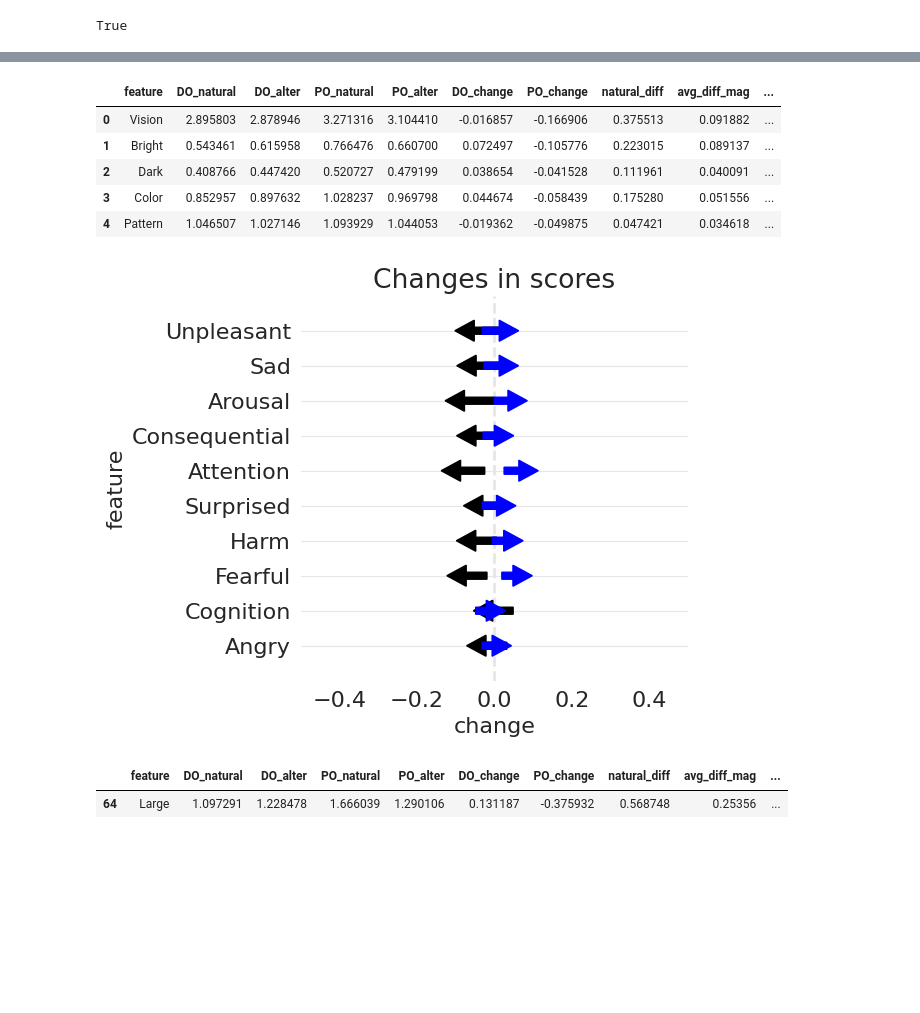
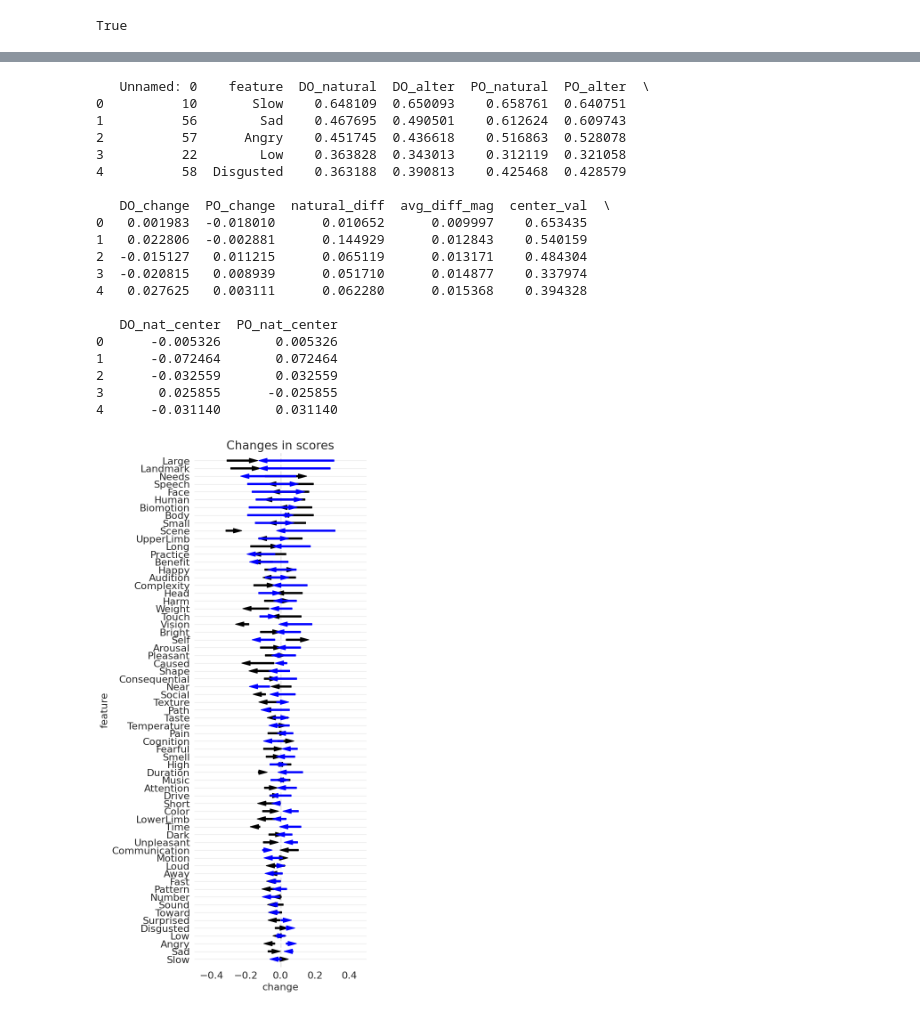
Before and after one commit to jwalanthi/semantic-features, a Jupyter notebook: datives/datives.ipynb, the cells around one changed output, grey strips where cells are left out. Drawn from its saved outputs; the diff is of its cells as text; code cells hidden in the pictures; blank space fills up the shorter version.

```diff
--- a/datives/datives.ipynb
+++ b/datives/datives.ipynb
@@ -11,8 +11,8 @@ from model import FFNModule, FeatureNormPredictor, FFNParams, TrainingParams
 # first want to clean the data
 # uploading both csvs
 
-do_df = pd.read_csv("data/direct_object.csv")
-po_df = pd.read_csv("data/prepositional.csv")
+do_df = pd.read_csv("data/refined/do_datives.csv")
+po_df = pd.read_csv("data/refined/po_datives.csv")
 # %%
 # convert csvs into lists of sentence word pairs
 do_list_natural = do_df[['sentence','recipient']].values.tolist()
@@ -92,0 +89,8 @@ re.findall("the members of the sarcastic gamer community (the forums)", "The Sar
+# %%
+# make all datasets the same length
+min_length = min([len(set) for set in datasets_spans])
+
+datasets_spans_trunc = [set[:min_length] for set in datasets_spans]
+# %%
+for set in datasets_spans_trunc:
+    print(len(set))
@@ -111,7 +120,7 @@ for model in lms:
         my_mo.eval()
         classifiers.append(my_mo)
 
-    for set in datasets_spans:
+    for set in datasets_spans_trunc:
         # initialize a dictionary for our predictions to live in
         layerwise_predictions = defaultdict(lambda : torch.zeros(num_features).unsqueeze(0))
 
@@ -183,38 +234,17 @@ with open (label_path, "r") as file:
-# %%
-# make a df for bert layer 8
-
-data = pd.DataFrame({
-    "feature": labels,
-    "DO_natural": preds_per_model['bert-base-uncased'][0][8].detach().tolist()[0],
-    "DO_alter": preds_per_model['bert-base-uncased'][1][8].detach().tolist()[0],
-    "PO_natural": preds_per_model['bert-base-uncased'][2][8].detach().tolist()[0],
-    "PO_alter": preds_per_model['bert-base-uncased'][3][8].detach().tolist()[0],
-})
-data.loc[:,'DO_change'] = data["DO_alter"] - data["DO_natural"]
-data.loc[:,'PO_change'] = data["PO_alter"] - data["PO_natural"]
-data.loc[:,'natural_diff'] = (data["DO_natural"] - data["PO_natural"]).abs()
-data.loc[:,'avg_diff_mag'] = (data["DO_change"].abs() + data["PO_change"].abs())/2
-
-data.loc[:,'center_val'] = (data["DO_natural"] + data["PO_natural"])/2
-data.loc[:,'DO_nat_center'] = data["DO_natural"] - data["center_val"]
-data.loc[:,'PO_nat_center'] = data["PO_natural"] - data["center_val"]
-data.head()
-# %% [output]
-|  | feature | DO_natural | DO_alter | PO_natural | PO_alter | DO_change | PO_change | natural_diff | avg_diff_mag | ... |
-| 0 | Vision | 2.895803 | 2.878946 | 3.271316 | 3.104410 | -0.016857 | -0.166906 | 0.375513 | 0.091882 | ... |
-| 1 | Bright | 0.543461 | 0.615958 | 0.766476 | 0.660700 | 0.072497 | -0.105776 | 0.223015 | 0.089137 | ... |
-| 2 | Dark | 0.408766 | 0.447420 | 0.520727 | 0.479199 | 0.038654 | -0.041528 | 0.111961 | 0.040091 | ... |
-| 3 | Color | 0.852957 | 0.897632 | 1.028237 | 0.969798 | 0.044674 | -0.058439 | 0.175280 | 0.051556 | ... |
-| 4 | Pattern | 1.046507 | 1.027146 | 1.093929 | 1.044053 | -0.019362 | -0.049875 | 0.047421 | 0.034618 | ... |
 # %%
-k = 10
+# experimentation
+k = num_features
+data = pd.read_csv("results/refined/csvs/bert8.csv")
 #sort features by amount of change, from largest to smallest
 data = data.sort_values(by='avg_diff_mag', ascending=True) \
            .reset_index(drop=True).tail(k)
 
+data = data.sort_values(by='avg_diff_mag', ascending=True) \
+           .reset_index(drop=True).tail(k)
 
+print(data.head())
 #initialize a plot
-fig, ax = plt.subplots(figsize=(5,5))
+fig, ax = plt.subplots(figsize=(5,15))
 ax.set_xlim(-0.5,0.5)
 ax.set_ylim(-1,k)
 ax.set_yticks(range(k))
@@ -230,36 +260,51 @@ arrow_lengths_PO = data['PO_change'].values
 for i, subject in enumerate(data['feature']):
     # DO arrows
     ax.arrow(arrow_starts_DO[i],        #x start point
              i,                      #y start point
              arrow_lengths_DO[i],       #change in x
              0,                      #change in y
              head_width=0.6,         #arrow head width
              head_length=0.05,        #arrow head length
              width=0.2,              #arrow stem width
              fc='black',             #arrow fill color
              ec='black')             #arrow edge color
     ax.arrow(arrow_starts_PO[i],        #x start point
              i,                      #y start point
              arrow_lengths_PO[i],       #change in x
              0,                      #change in y
              head_width=0.6,         #arrow head width
              head_length=0.05,        #arrow head length
              width=0.2,              #arrow stem width
              fc='blue',             #arrow fill color
              ec='blue')             #arrow edge color
 
 #format plot
 ax.set_title('Changes in scores')                     #add title
 ax.axvline(x=0, color='0.9', ls='--', lw=2, zorder=0) #add line at x=0
 ax.grid(axis='y', color='0.9')                        #add a light grid
 ax.set_xlim(-0.5,0.5)                                     #set x axis limits
 ax.set_xlabel('change')                               #label the x axis
 ax.set_ylabel('feature')                          #label the y axis
 sns.despine(left=True, bottom=True)                   #remove axes
 # %% [output]
+   Unnamed: 0    feature  DO_natural  DO_alter  PO_natural  PO_alter  \
+0          10       Slow    0.648109  0.650093    0.658761  0.640751
+1          56        Sad    0.467695  0.490501    0.612624  0.609743
+2          57      Angry    0.451745  0.436618    0.516863  0.528078
+3          22        Low    0.363828  0.343013    0.312119  0.321058
+4          58  Disgusted    0.363188  0.390813    0.425468  0.428579
+
+   DO_change  PO_change  natural_diff  avg_diff_mag  center_val  \
+0   0.001983  -0.018010      0.010652      0.009997    0.653435
+1   0.022806  -0.002881      0.144929      0.012843    0.540159
+2  -0.015127   0.011215      0.065119      0.013171    0.484304
+3  -0.020815   0.008939      0.051710      0.014877    0.337974
+4   0.027625   0.003111      0.062280      0.015368    0.394328
+
+   DO_nat_center  PO_nat_center
+0      -0.005326       0.005326
+1      -0.072464       0.072464
+2      -0.032559       0.032559
+3       0.025855      -0.025855
+4      -0.031140       0.031140
-[figure, old version]
+[figure, new version]
-# %%
-data[data['feature'] == "Large"]
-# %% [output]
-|  | feature | DO_natural | DO_alter | PO_natural | PO_alter | DO_change | PO_change | natural_diff | avg_diff_mag | ... |
-| 64 | Large | 1.097291 | 1.228478 | 1.666039 | 1.290106 | 0.131187 | -0.375932 | 0.568748 | 0.25356 | ... |
```
Also changed, not shown: parts of 17 cells of this notebook, 1 other file.
